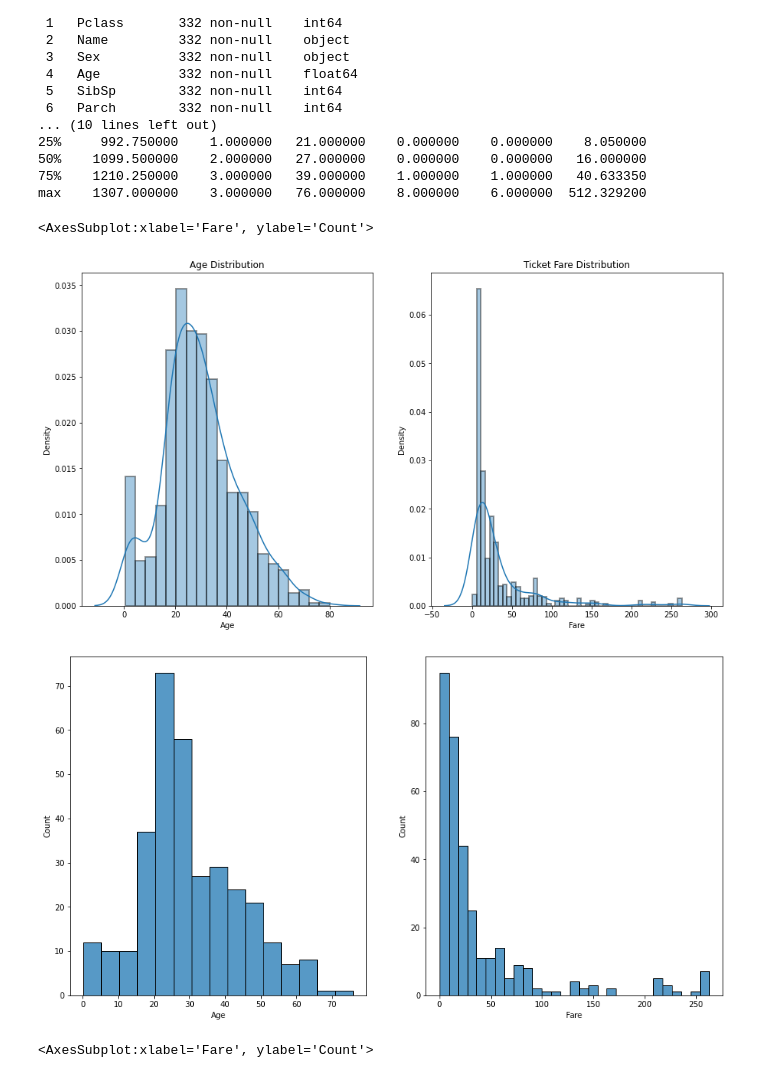
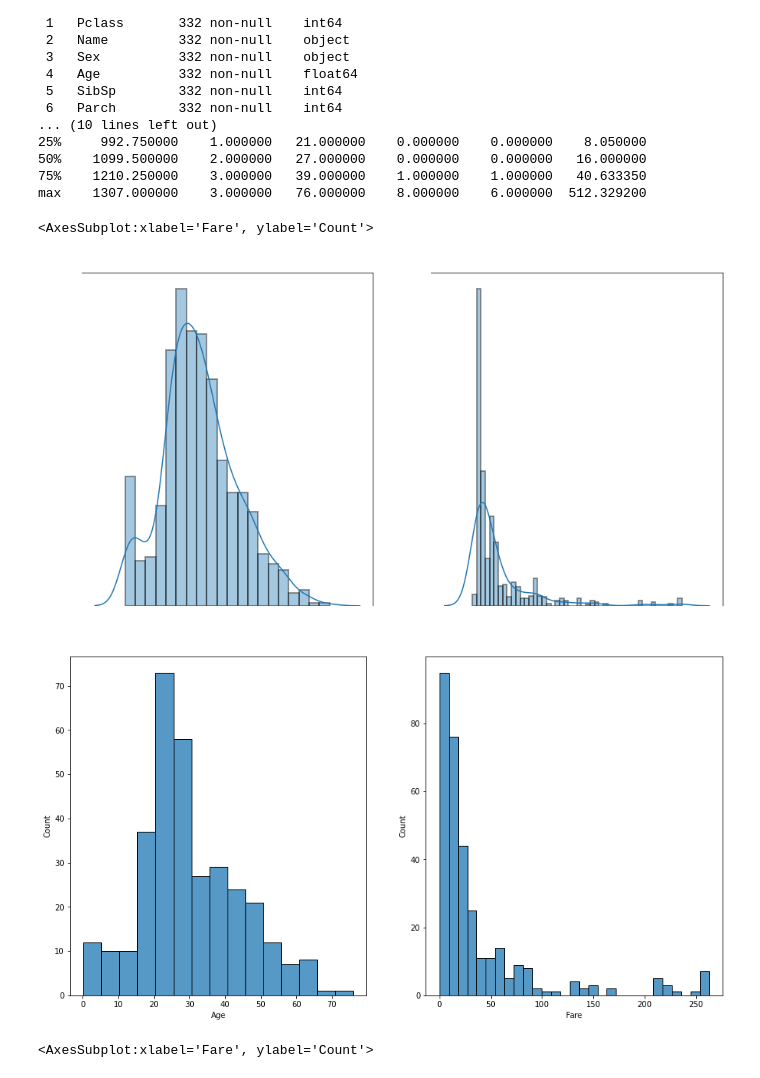
Before and after one commit to Barry0121/SFHack_TODO, a Jupyter notebook: data_analysis/analysis.ipynb, the cells around one changed output. Cells and saved outputs as stored; diff of their text form; code cells hidden in the pictures.

Commit message:
fix age and fare plot

```diff
--- a/data_analysis/analysis.ipynb
+++ b/data_analysis/analysis.ipynb
@@ -118,23 +118,35 @@ max    1307.000000    3.000000   76.000000    8.000000    6.000000  512.329200
 # %%
 '''
 Visualization (Seaborn: https://seaborn.pydata.org/introduction.html)
 '''
 import seaborn as sns
 sns.color_palette("light:#5A9", as_cmap=True)
 # looking at Fare and Age to define their categroy
 f, axs = plt.subplots(1, 2, figsize=(15, 8), gridspec_kw=dict(width_ratios=[5, 5]))
-axs[0].title.set_text('Age Distribution')
+axs[0].set_title('Age Distribution', color='white')
+axs[0].xaxis.label.set_color('white')
+axs[0].yaxis.label.set_color('white')
+axs[0].spines['bottom'].set_color('white')
+axs[0].spines['left'].set_color('white')
+axs[0].tick_params(axis='x', colors='white')
+axs[0].tick_params(axis='y', colors='white')
 sns.distplot(filtered_age['Age'], ax=axs[0], hist_kws=dict(edgecolor="black", linewidth=2))
-axs[1].title.set_text('Ticket Fare Distribution')
+axs[1].set_title('Ticket Fare Distribution', color='white')
+axs[1].xaxis.label.set_color('white')
+axs[1].yaxis.label.set_color('white')
+axs[1].spines['bottom'].set_color('white')
+axs[1].spines['left'].set_color('white')
+axs[1].tick_params(axis='x', colors='white')
+axs[1].tick_params(axis='y', colors='white')
 sns.distplot(filtered_age['Fare'], ax=axs[1], hist_kws=dict(edgecolor="black", linewidth=2))
-plt.savefig('Age and Fare plot')
+plt.savefig('Age_and_Fare_plot')
 
 f, axs = plt.subplots(1, 2, figsize=(15, 8), gridspec_kw=dict(width_ratios=[5, 5]))
 sns.histplot(data=test_filtered_age['Age'], ax=axs[0])
 sns.histplot(data=test_filtered_age['Fare'], ax=axs[1])
 # %% [output]
 <AxesSubplot:xlabel='Fare', ylabel='Count'>
-[figure, old version]
+[figure, new version]
 [figure]
 # %%
 '''
```
Also changed, not shown: 1 other file.
